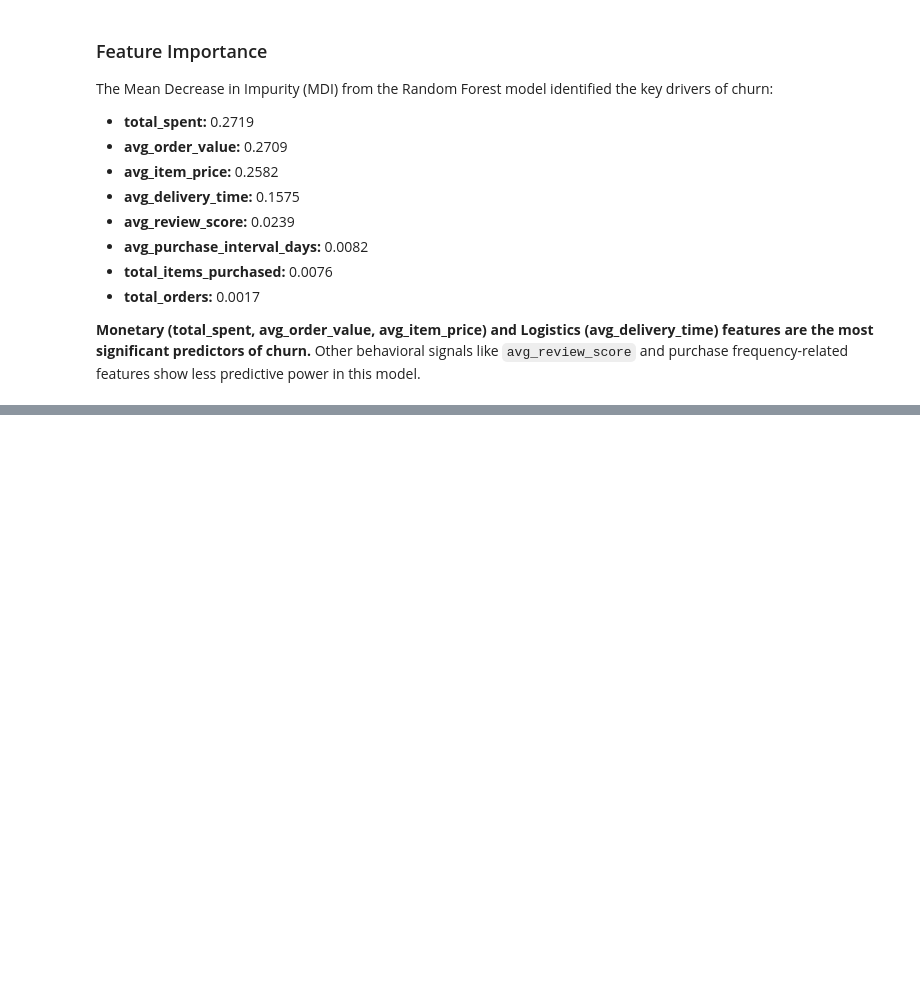
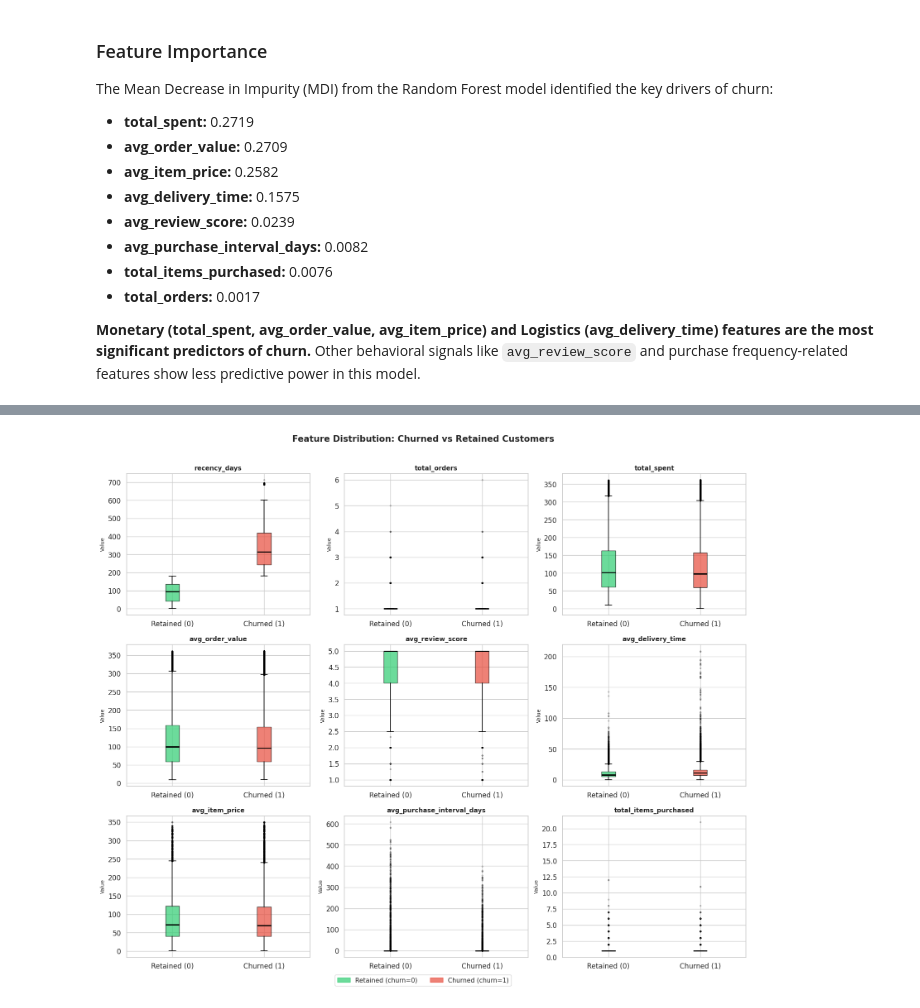
Before and after one commit to lucia-dasku/ecommerce-retention-bi, a Jupyter notebook: Group28_ecommerce_retention_bi.ipynb, the cells around one changed output, grey strips where cells are left out. Drawn from its saved outputs; the diff is of its cells as text; code cells hidden in the pictures; blank space fills up the shorter version.

```diff
--- a/Group28_ecommerce_retention_bi.ipynb
+++ b/Group28_ecommerce_retention_bi.ipynb
@@ -2033,0 +2164,82 @@ The Mean Decrease in Impurity (MDI) from the Random Forest model identified the
+# %%
+# ============================================================
+# STEP 5.7 — Churn vs Non-Churn Customer Profile Comparison
+# Boxplots comparing churned vs retained customers across
+# all numerical features — visual feature importance preview
+# Self-contained cell — no dependency on external variables
+# ============================================================
+
+import matplotlib.pyplot as plt
+import matplotlib.patches as mpatches
+import seaborn as sns
+
+sns.set_theme(style="whitegrid", palette="muted", font_scale=1.1)
+
+# Features to compare — excluding identifiers and date columns
+features_to_compare = [
+    'recency_days',
+    'total_orders',
+    'total_spent',
+    'avg_order_value',
+    'avg_review_score',
+    'avg_delivery_time',
+    'avg_item_price',
+    'avg_purchase_interval_days',
+    'total_items_purchased'
+]
+
+# Split dataset into churned and retained groups
+churned  = customer_df[customer_df['churn'] == 1]
+retained = customer_df[customer_df['churn'] == 0]
+
+print(f"Churned customers:  {len(churned):,}")
+print(f"Retained customers: {len(retained):,}")
+
+# --- Grid of boxplots: 3 rows x 3 columns ---
+fig, axes = plt.subplots(3, 3, figsize=(16, 13))
+axes = axes.flatten()
+
+for i, feature in enumerate(features_to_compare):
+
+    data_retained = retained[feature].dropna()
+    data_churned  = churned[feature].dropna()
+
+    bp = axes[i].boxplot(
+        [data_retained, data_churned],
+        labels=['Retained (0)', 'Churned (1)'],
+        patch_artist=True,
+        medianprops=dict(color='black', linewidth=2),
+        flierprops=dict(marker='o', markersize=2,
+                        alpha=0.3, linestyle='none'),
+        whiskerprops=dict(linewidth=1.2),
+        capprops=dict(linewidth=1.2)
+    )
+
+    # Color boxes: green for retained, red for churned
+    bp['boxes'][0].set_facecolor('#2ecc71')
+    bp['boxes'][0].set_alpha(0.7)
+    bp['boxes'][1].set_facecolor('#e74c3c')
+    bp['boxes'][1].set_alpha(0.7)
+
+    axes[i].set_title(feature, fontsize=11, fontweight='bold')
+    axes[i].set_ylabel('Value', fontsize=9)
+
+# Add shared legend
+green_patch = mpatches.Patch(color='#2ecc71', alpha=0.7,
+                              label='Retained (churn=0)')
+red_patch   = mpatches.Patch(color='#e74c3c', alpha=0.7,
+                              label='Churned (churn=1)')
+fig.legend(handles=[green_patch, red_patch],
+           loc='lower center', ncol=2,
+           fontsize=11, frameon=True,
+           bbox_to_anchor=(0.5, -0.02))
+
+fig.suptitle('Feature Distribution: Churned vs Retained Customers',
+             fontsize=15, fontweight='bold', y=1.01)
+
+plt.tight_layout()
+plt.savefig('/content/drive/MyDrive/BI_project/eda_churn_comparison.png',
+            dpi=150, bbox_inches='tight')
+plt.show()
+print("Figure 5.7 saved.")
+# %% [output]
@@ -2033,0 +2248 @@ The Mean Decrease in Impurity (MDI) from the Random Forest model identified the
+[figure, added]
```
Also changed, not shown: parts of 31 cells of this notebook.
